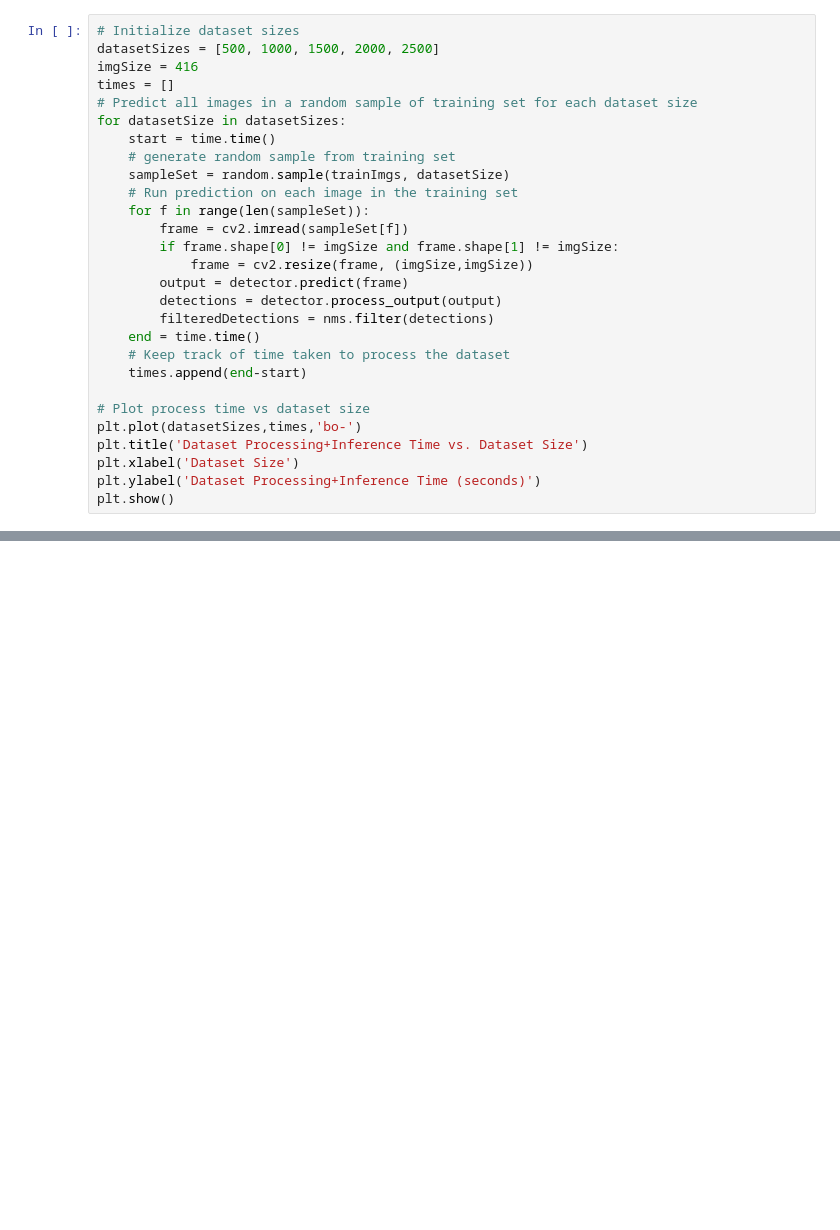
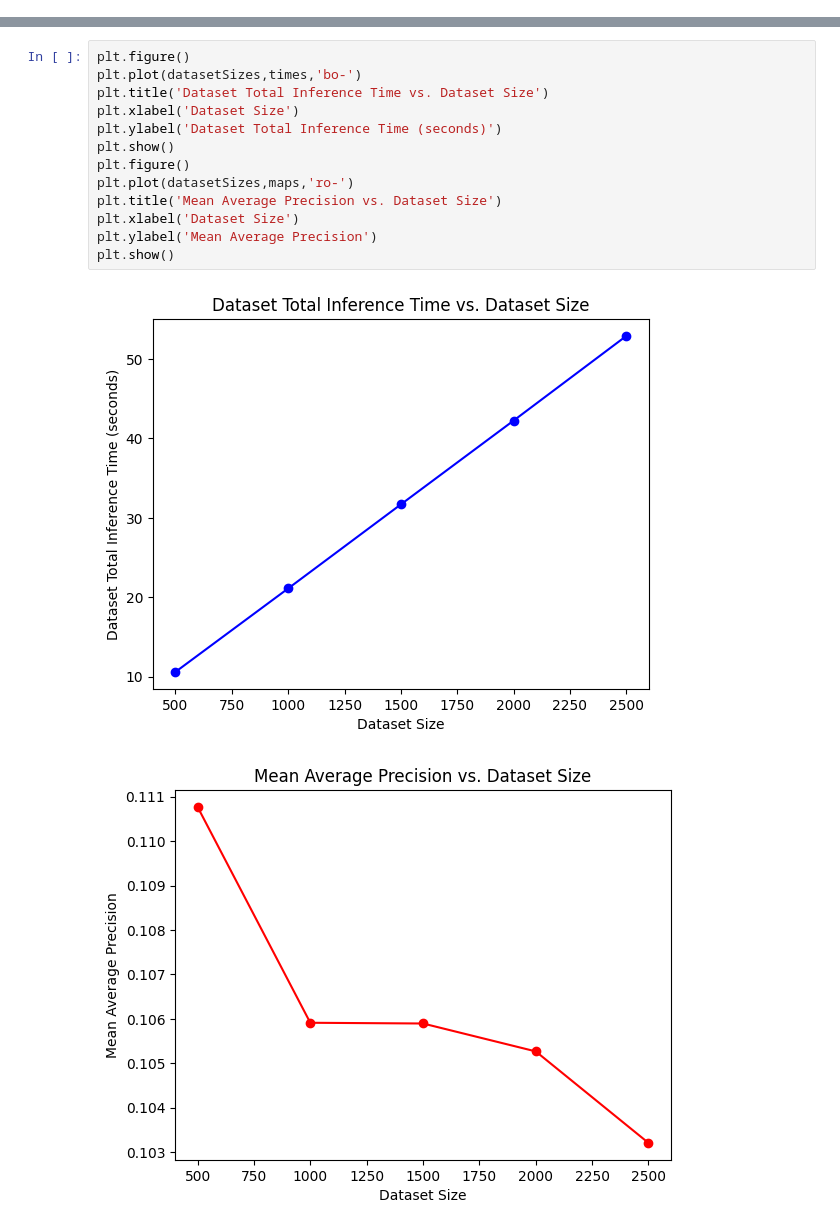
Before and after one commit to rskarp/riley-creating-ai-enabled-systems, a Jupyter notebook: object_detection_system/analysis/design_considerations.ipynb, the cells around one changed output, grey strips where cells are left out. Cells and saved outputs as stored; diff of their text form; blank space fills up the shorter version.

```diff
--- a/object_detection_system/analysis/design_considerations.ipynb
+++ b/object_detection_system/analysis/design_considerations.ipynb
@@ -90,28 +154,0 @@ The next analysis done is comparing the time it takes to process different datas
-# %%
-# Initialize dataset sizes
-datasetSizes = [500, 1000, 1500, 2000, 2500]
-imgSize = 416
-times = []
-# Predict all images in a random sample of training set for each dataset size
-for datasetSize in datasetSizes:
-    start = time.time()
-    # generate random sample from training set
-    sampleSet = random.sample(trainImgs, datasetSize)
-    # Run prediction on each image in the training set
-    for f in range(len(sampleSet)):
-        frame = cv2.imread(sampleSet[f])
-        if frame.shape[0] != imgSize and frame.shape[1] != imgSize:
-            frame = cv2.resize(frame, (imgSize,imgSize))
-        output = detector.predict(frame)
-        detections = detector.process_output(output)
-        filteredDetections = nms.filter(detections)
-    end = time.time()
-    # Keep track of time taken to process the dataset
-    times.append(end-start)
-
-# Plot process time vs dataset size
-plt.plot(datasetSizes,times,'bo-')
-plt.title('Dataset Processing+Inference Time vs. Dataset Size')
-plt.xlabel('Dataset Size')
-plt.ylabel('Dataset Processing+Inference Time (seconds)')
-plt.show()
@@ -120,0 +214,16 @@ Text(0, 0.5, 'Dataset Processing+Inference Time (seconds)')
+# %%
+plt.figure()
+plt.plot(datasetSizes,times,'bo-')
+plt.title('Dataset Total Inference Time vs. Dataset Size')
+plt.xlabel('Dataset Size')
+plt.ylabel('Dataset Total Inference Time (seconds)')
+plt.show()
+plt.figure()
+plt.plot(datasetSizes,maps,'ro-')
+plt.title('Mean Average Precision vs. Dataset Size')
+plt.xlabel('Dataset Size')
+plt.ylabel('Mean Average Precision')
+plt.show()
+# %% [output]
+[figure, added]
+[figure, added]
```
Also changed, not shown: parts of 24 cells of this notebook, 16 other files.
